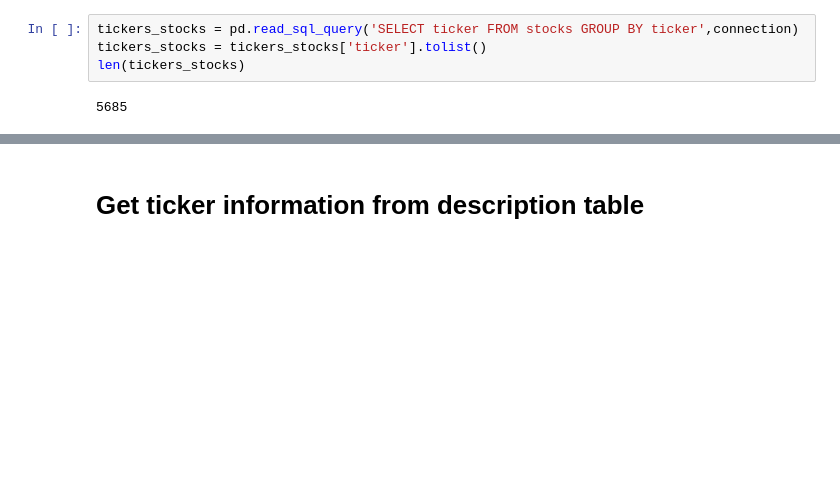
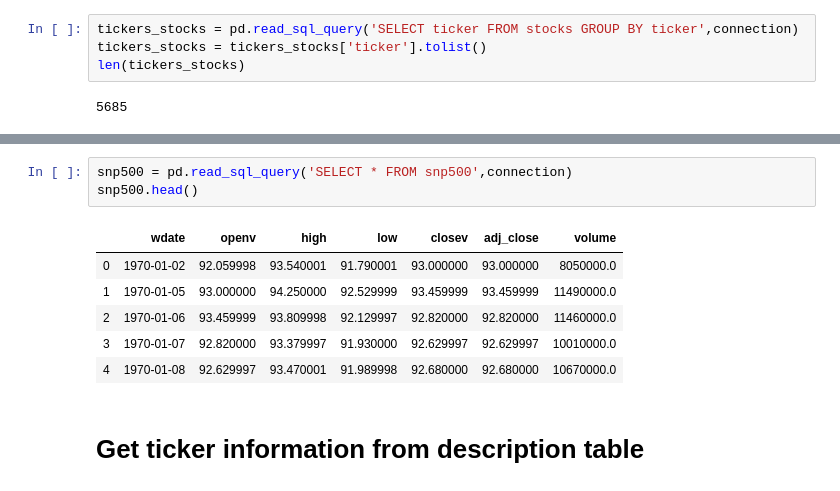
Before and after one commit to sliwet/ltsp, a Jupyter notebook: resources/ltsp.ipynb, the cells around one changed output, grey strips where cells are left out. Saved outputs shown, nothing was run; the diff lists cells and outputs as text; blank space fills up the shorter version.

```diff
--- a/resources/ltsp.ipynb
+++ b/resources/ltsp.ipynb
@@ -49,3 +62,13 @@ len(tickers_stocks)
+# %%
+snp500 = pd.read_sql_query('SELECT * FROM snp500',connection)
+snp500.head()
+# %% [output]
+|  | wdate | openv | high | low | closev | adj_close | volume |
+| 0 | 1970-01-02 | 92.059998 | 93.540001 | 91.790001 | 93.000000 | 93.000000 | 8050000.0 |
+| 1 | 1970-01-05 | 93.000000 | 94.250000 | 92.529999 | 93.459999 | 93.459999 | 11490000.0 |
+| 2 | 1970-01-06 | 93.459999 | 93.809998 | 92.129997 | 92.820000 | 92.820000 | 11460000.0 |
+| 3 | 1970-01-07 | 92.820000 | 93.379997 | 91.930000 | 92.629997 | 92.629997 | 10010000.0 |
+| 4 | 1970-01-08 | 92.629997 | 93.470001 | 91.989998 | 92.680000 | 92.680000 | 10670000.0 |
 # %% [markdown]
 # Get ticker information from description table
 # %%
```
Also changed, not shown: parts of 20 cells of this notebook, 2 other files.
